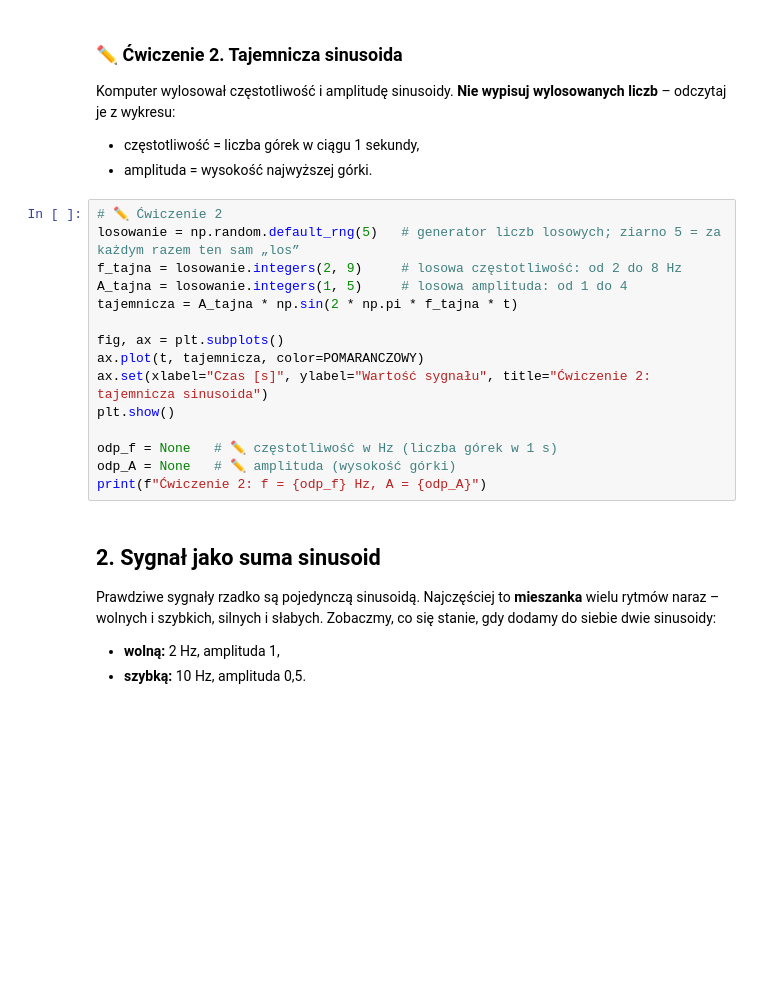
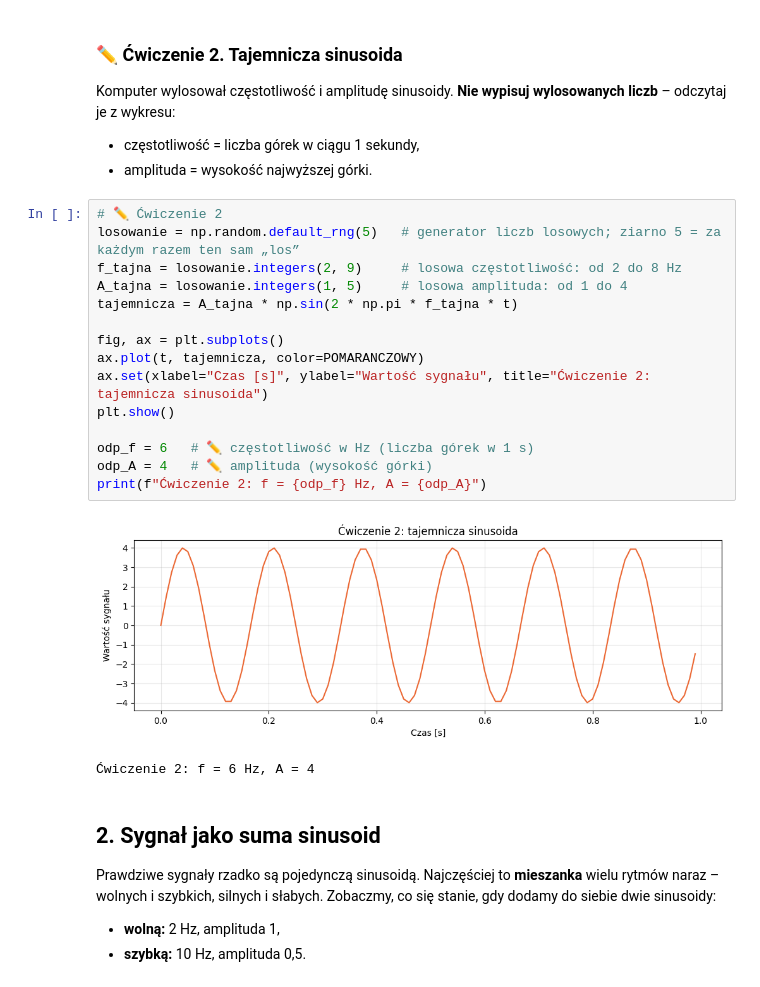
Before and after one commit to wojteklochmajer/MBFM_Lab, a Jupyter notebook: notebooks/06_fourier_i_filtrowanie.ipynb, the cells around one changed output. Cells and saved outputs as stored; diff of their text form; blank space fills up the shorter version.

```diff
--- a/notebooks/06_fourier_i_filtrowanie.ipynb
+++ b/notebooks/06_fourier_i_filtrowanie.ipynb
@@ -134,18 +145,21 @@ Komputer wylosował częstotliwość i amplitudę sinusoidy. **Nie wypisuj wylos
 # %%
 # ✏️ Ćwiczenie 2
 losowanie = np.random.default_rng(5)   # generator liczb losowych; ziarno 5 = za każdym razem ten sam „los”
 f_tajna = losowanie.integers(2, 9)     # losowa częstotliwość: od 2 do 8 Hz
 A_tajna = losowanie.integers(1, 5)     # losowa amplituda: od 1 do 4
 tajemnicza = A_tajna * np.sin(2 * np.pi * f_tajna * t)
 
 fig, ax = plt.subplots()
 ax.plot(t, tajemnicza, color=POMARANCZOWY)
 ax.set(xlabel="Czas [s]", ylabel="Wartość sygnału", title="Ćwiczenie 2: tajemnicza sinusoida")
 plt.show()
 
-odp_f = None   # ✏️ częstotliwość w Hz (liczba górek w 1 s)
-odp_A = None   # ✏️ amplituda (wysokość górki)
+odp_f = 6   # ✏️ częstotliwość w Hz (liczba górek w 1 s)
+odp_A = 4   # ✏️ amplituda (wysokość górki)
 print(f"Ćwiczenie 2: f = {odp_f} Hz, A = {odp_A}")
+# %% [output]
+[figure, added]
+Ćwiczenie 2: f = 6 Hz, A = 4
 # %% [markdown]
 ## 2. Sygnał jako suma sinusoid
 
```
Also changed, not shown: parts of 33 cells of this notebook.
